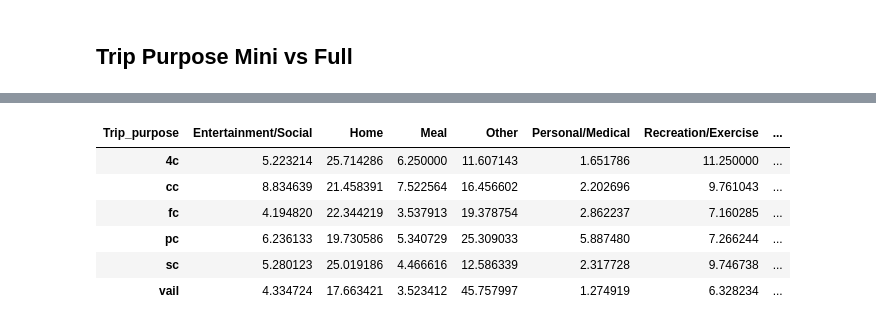
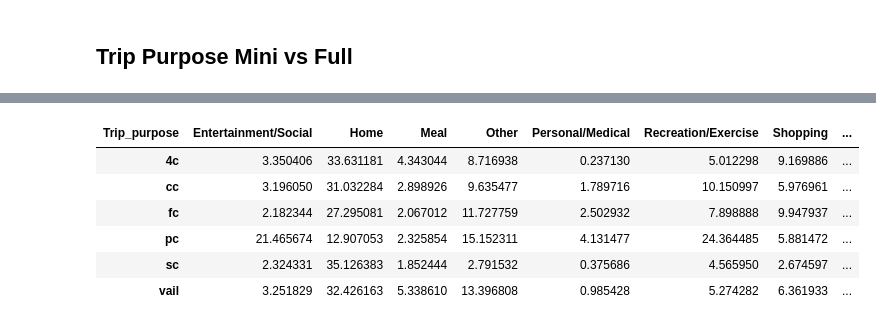
Before and after one commit to e-mission/em-public-dashboard, a Jupyter notebook: viz_scripts/CanBikeCO_Analysis.ipynb, the cells around one changed output, grey strips where cells are left out. Saved outputs shown, nothing was run; the diff lists cells and outputs as text; code cells hidden in the pictures.

```diff
--- a/viz_scripts/CanBikeCO_Analysis.ipynb
+++ b/viz_scripts/CanBikeCO_Analysis.ipynb
@@ -356,39 +356,39 @@ plt.show()
 # %%
 #clean up the modes
+##THIS TO REPLACE FIG 8 :)
+
 
 full_purpose_data = data.copy()
 e_purpose = full_purpose_data[full_purpose_data.Mode_confirm == 'E-bike']
 
 e_purpose.loc[e_purpose['Trip_purpose']=='Religious', 'Trip_purpose'] = 'Other'
 e_purpose.loc[e_purpose['Trip_purpose']=='School', 'Trip_purpose'] = 'Other'
 
-# t1 = plot_data.groupby(['Trip_purpose'], as_index=False).count()[['Trip_purpose','distance_miles']]
-# t1['proportion'] = t1['distance_miles'] / np.sum(t1.distance_miles)
-# t1['trip type'] = 'All Trips'
-# t1.loc[len(t1.index)] = ['Pick-up/Drop off', 0, 0, 'All Trips']
-
 program_list = ['4c', 'cc', 'fc', 'pc', 'sc', 'vail']
 all_plot_data = []
 for program in program_list:
-    program_data = mode_data[mode_data.program == program]
+    program_data = e_purpose[mode_data.program == program]
 
-    t1 = program_data.groupby(['Trip_purpose'], as_index=False).count()[['Trip_purpose','distance_miles']]
+    t1 = program_data.groupby(['Trip_purpose'], as_index=False).sum()[['Trip_purpose','distance_miles']]
+    t1['distance_miles'].fillna(0, inplace=True)
     t1[program] = (t1['distance_miles'] / np.sum(t1.distance_miles)) * 100
     t1 = t1.set_index('Trip_purpose')
     t1 = t1.drop(columns = ['distance_miles'])
     all_plot_data.append(t1)
 
 all_trips = pd.concat(all_plot_data, axis = 1)
 
 all_trips = all_trips.transpose()
+
+all_trips
 # %% [output]
-| Trip_purpose | Entertainment/Social | Home | Meal | Other | Personal/Medical | Recreation/Exercise | ... |
-| 4c | 5.223214 | 25.714286 | 6.250000 | 11.607143 | 1.651786 | 11.250000 | ... |
-| cc | 8.834639 | 21.458391 | 7.522564 | 16.456602 | 2.202696 | 9.761043 | ... |
-| fc | 4.194820 | 22.344219 | 3.537913 | 19.378754 | 2.862237 | 7.160285 | ... |
-| pc | 6.236133 | 19.730586 | 5.340729 | 25.309033 | 5.887480 | 7.266244 | ... |
-| sc | 5.280123 | 25.019186 | 4.466616 | 12.586339 | 2.317728 | 9.746738 | ... |
-| vail | 4.334724 | 17.663421 | 3.523412 | 45.757997 | 1.274919 | 6.328234 | ... |
+| Trip_purpose | Entertainment/Social | Home | Meal | Other | Personal/Medical | Recreation/Exercise | Shopping | ... |
+| 4c | 3.350406 | 33.631181 | 4.343044 | 8.716938 | 0.237130 | 5.012298 | 9.169886 | ... |
+| cc | 3.196050 | 31.032284 | 2.898926 | 9.635477 | 1.789716 | 10.150997 | 5.976961 | ... |
+| fc | 2.182344 | 27.295081 | 2.067012 | 11.727759 | 2.502932 | 7.898888 | 9.947937 | ... |
+| pc | 21.465674 | 12.907053 | 2.325854 | 15.152311 | 4.131477 | 24.364485 | 5.881472 | ... |
+| sc | 2.324331 | 35.126383 | 1.852444 | 2.791532 | 0.375686 | 4.565950 | 2.674597 | ... |
+| vail | 3.251829 | 32.426163 | 5.338610 | 13.396808 | 0.985428 | 5.274282 | 6.361933 | ... |
 # %%
 plot_clustered_stacked([all_trips], ["all trips"], title = "E-bike Purpose Share by Program")
 # %% [output]
```
Also changed, not shown: parts of 17 cells of this notebook, 2 other files.
